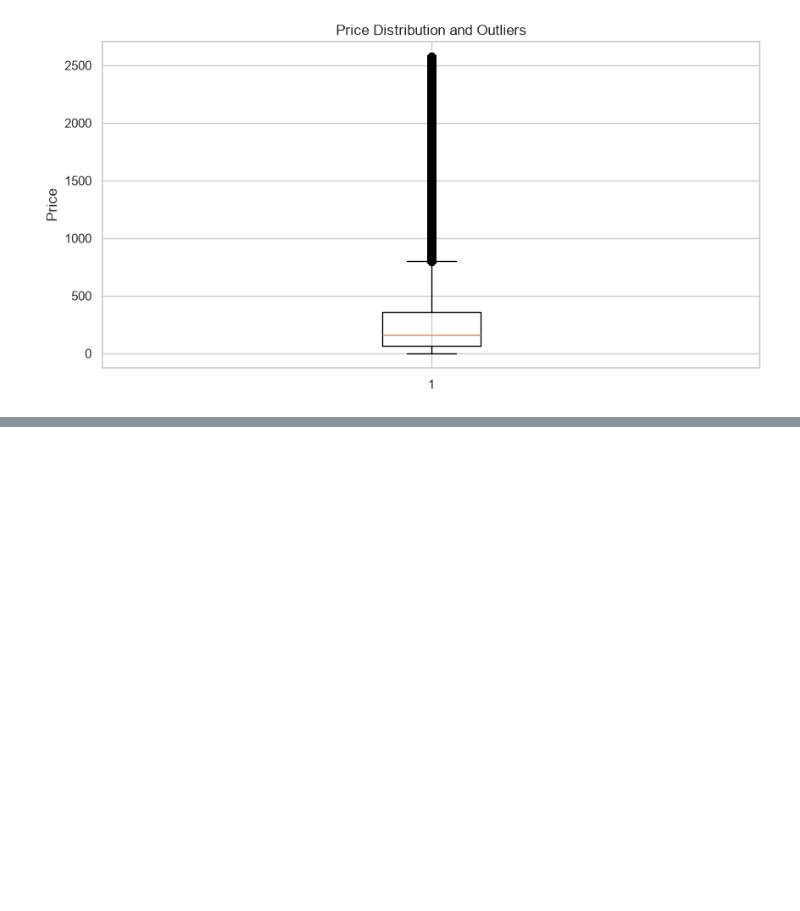
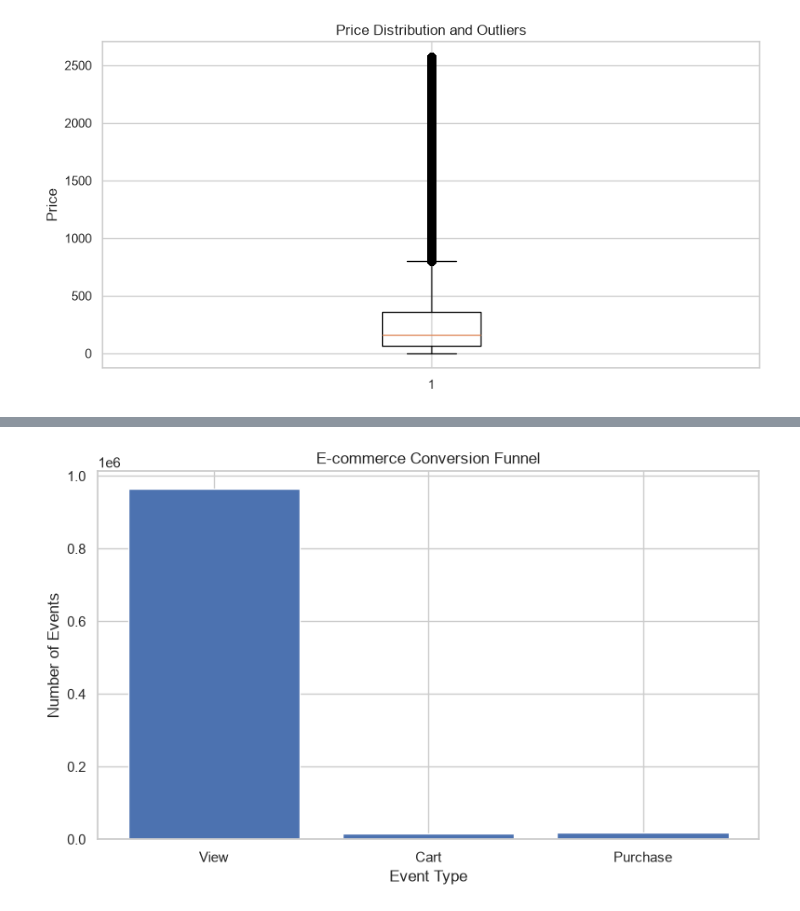
Before and after one commit to tymurpopov/ecommerce-data-analysis-learning, a Jupyter notebook: sample.ipynb, the cells around one changed output, grey strips where cells are left out. Cells and saved outputs as stored; diff of their text form; code cells hidden in the pictures; blank space fills up the shorter version.

```diff
--- a/sample.ipynb
+++ b/sample.ipynb
@@ -356,0 +398,22 @@ plt.show()
+# %%
+# Воронка: просмотр → корзина → покупка
+
+event_counts = df['event_type'].value_counts()
+
+funnel = pd.Series({
+    'View': event_counts.get('view', 0),
+    'Cart': event_counts.get('cart', 0),
+    'Purchase': event_counts.get('purchase', 0)
+})
+
+plt.figure(figsize=(8, 5))
+plt.bar(funnel.index, funnel.values)
+
+plt.title('E-commerce Conversion Funnel')
+plt.xlabel('Event Type')
+plt.ylabel('Number of Events')
+
+plt.tight_layout()
+plt.show()
+# %% [output]
+[figure, added]
```
Also changed, not shown: parts of 7 cells of this notebook.
